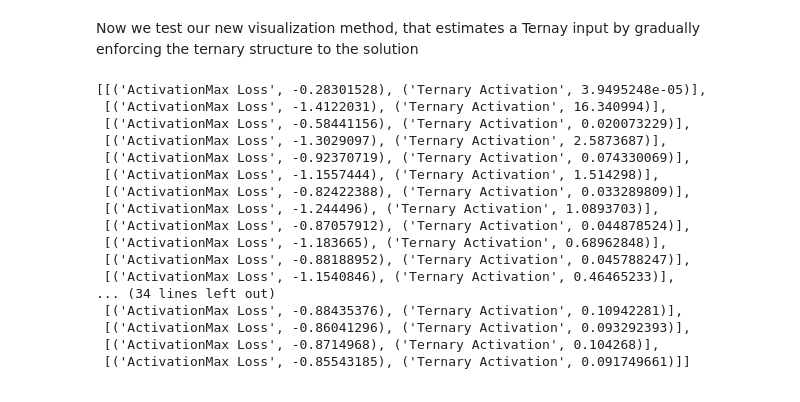
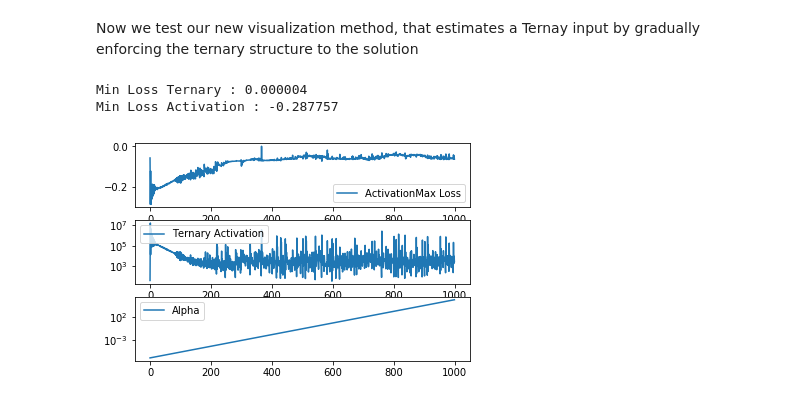
Before and after one commit to nicofarr/BrainCNN_Vis, a Jupyter notebook: BrainCNN_Vis_Ternary.ipynb, the cells around one changed output. Cells and saved outputs as stored; diff of their text form; code cells hidden in the pictures.

```diff
--- a/BrainCNN_Vis_Ternary.ipynb
+++ b/BrainCNN_Vis_Ternary.ipynb
@@ -141,30 +141,42 @@ from importlib import reload
 
 reload(bcvis)
 
-heatmaptest,all_losses,named_losses,overall_loss = bcvis.visualize_activation_ternary_dynamic(model,
-                                                verbose = 0,alpha=1e-6,
+alpha = 1e-7
+niter = 1000
+
+heatmaptest,loss_array,loss_names = bcvis.visualize_activation_ternary_dynamic(model,
+                                                verbose = 0,alpha=alpha,
                                                    layer_idx=-1,
                                                    filter_indices=0,
-                                                   act_max_weight=5,
+                                                   act_max_weight=1,
                                                    lp_norm_weight=0,
-                                                   tv_weight=0,max_iter=50)
+                                                   tv_weight=0,max_iter=niter)
+
+print("Min Loss Ternary : %f" % np.min(loss_array[:,1]) )
+
+print("Min Loss Activation : %f" % np.min(loss_array[:,0]) )
+# %% [output]
+Min Loss Ternary : 0.000004
+Min Loss Activation : -0.287757
-# %%
-all_losses
-# %% [output]
-[[('ActivationMax Loss', -0.28301528), ('Ternary Activation', 3.9495248e-05)],
- [('ActivationMax Loss', -1.4122031), ('Ternary Activation', 16.340994)],
- [('ActivationMax Loss', -0.58441156), ('Ternary Activation', 0.020073229)],
- [('ActivationMax Loss', -1.3029097), ('Ternary Activation', 2.5873687)],
- [('ActivationMax Loss', -0.92370719), ('Ternary Activation', 0.074330069)],
- [('ActivationMax Loss', -1.1557444), ('Ternary Activation', 1.514298)],
- [('ActivationMax Loss', -0.82422388), ('Ternary Activation', 0.033289809)],
- [('ActivationMax Loss', -1.244496), ('Ternary Activation', 1.0893703)],
- [('ActivationMax Loss', -0.87057912), ('Ternary Activation', 0.044878524)],
- [('ActivationMax Loss', -1.183665), ('Ternary Activation', 0.68962848)],
- [('ActivationMax Loss', -0.88188952), ('Ternary Activation', 0.045788247)],
- [('ActivationMax Loss', -1.1540846), ('Ternary Activation', 0.46465233)],
-... (34 lines left out)
- [('ActivationMax Loss', -0.88435376), ('Ternary Activation', 0.10942281)],
- [('ActivationMax Loss', -0.86041296), ('Ternary Activation', 0.093292393)],
- [('ActivationMax Loss', -0.8714968), ('Ternary Activation', 0.104268)],
- [('ActivationMax Loss', -0.85543185), ('Ternary Activation', 0.091749661)]]
+# %%
+plt.subplot(3,1,1)
+plt.plot(loss_array[:,0])
+plt.legend([loss_names[0]])
+
+alphamult = [alpha]
+for i in range(niter-1):
+    alphamult.append(alphamult[-1]*1.03)
+
+
+loss_array[:,1] = loss_array[:,1] / alphamult
+
+plt.subplot(3,1,2)
+plt.semilogy(loss_array[:,1])
+plt.legend([loss_names[1]])
+
+plt.subplot(3,1,3)
+plt.semilogy(alphamult)
+plt.legend(['Alpha'])
+plt.show()
+# %% [output]
+[figure, added]
```
Also changed, not shown: parts of 3 cells of this notebook.
